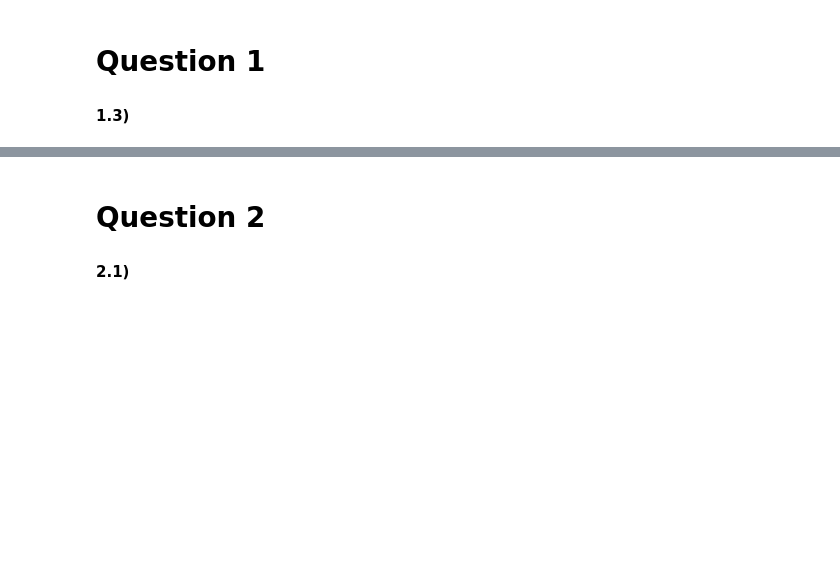
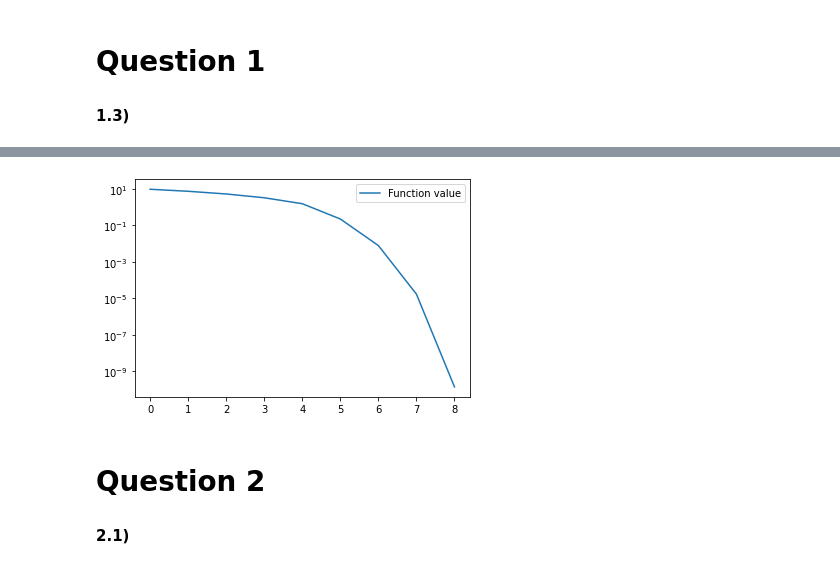
Before and after one commit to OfekGlick/Homework, a Jupyter notebook: NLM/NLM_EX_6.ipynb, the cells around one changed output, grey strips where cells are left out. Saved outputs shown, nothing was run; the diff lists cells and outputs as text; code cells hidden in the pictures; blank space fills up the shorter version.

```diff
--- a/NLM/NLM_EX_6.ipynb
+++ b/NLM/NLM_EX_6.ipynb
@@ -44,3 +64,11 @@ a,b = analytic_center(A,b,np.array([[-1.99],[0]]))
+# %%
+f_x_N = fs[::-1][-1]
+fs_new = np.array(fs) - f_x_N
+plt.semilogy(np.arange(9),fs_new[::-1][:9],label="Function value")
+plt.legend()
+plt.show()
+# %% [output]
+[figure, added]
 # %% [markdown]
 # Question 2
 #### 2.1)
```
Also changed, not shown: parts of 6 cells of this notebook, 2 other files.
